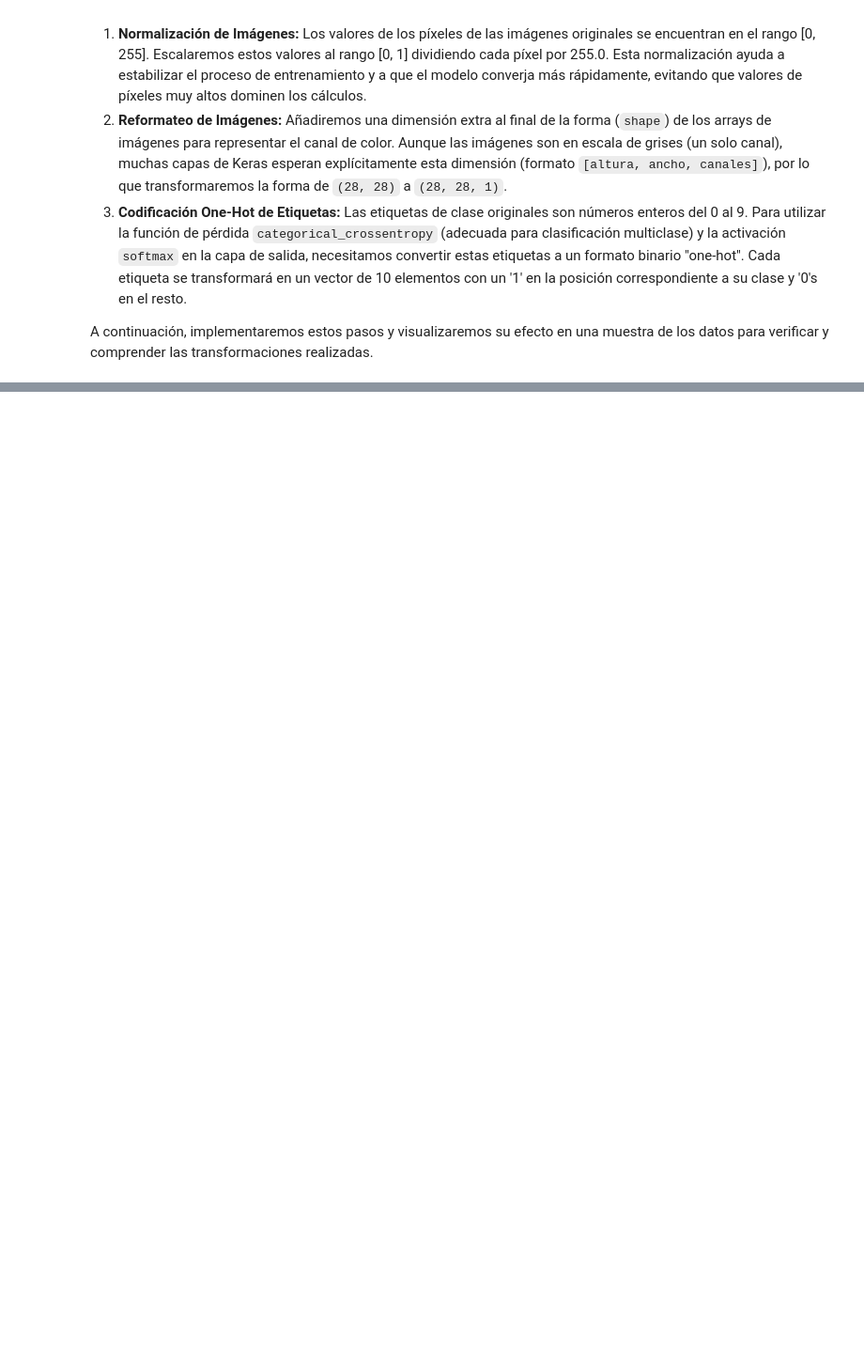
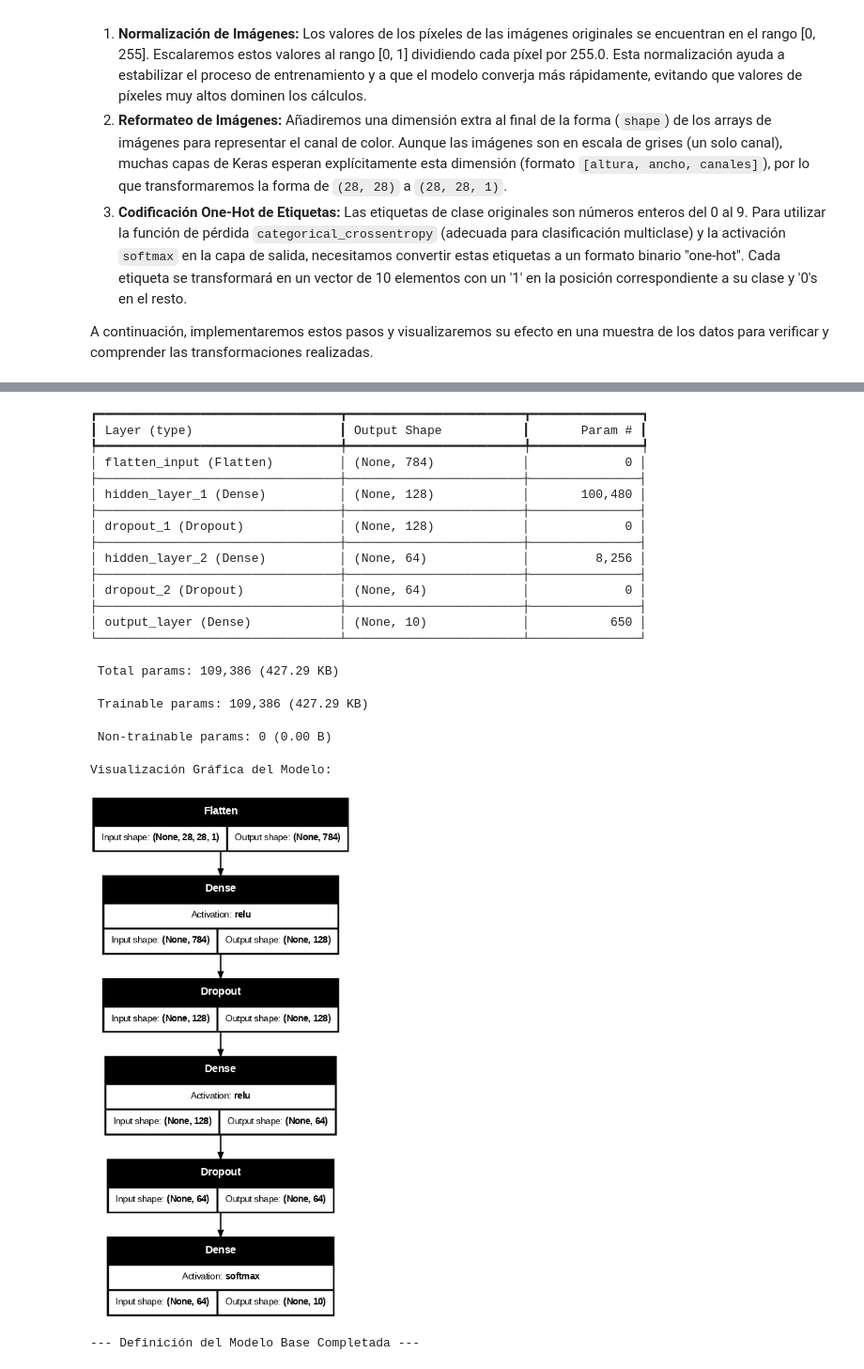
Before and after one commit to qb4745/evaluacion_1_deep_learning, a Jupyter notebook: evaluacion_1_deep_learning.ipynb, the cells around one changed output, grey strips where cells are left out. Shown at 94% size. Saved outputs shown, nothing was run; the diff lists cells and outputs as text; code cells hidden in the pictures; blank space fills up the shorter version.

```diff
--- a/evaluacion_1_deep_learning.ipynb
+++ b/evaluacion_1_deep_learning.ipynb
@@ -912,0 +919,59 @@ Preprocesamiento completado.
+# %%
+# ---------------------------------------------------------------------------
+# Sección 5: Implementación del Modelo MLP Base
+# ---------------------------------------------------------------------------
+# IL 1.1: Implementación de un MLP.
+# IL 1.3: Programación en Python/Keras.
+
+print("\n--- Definiendo la Arquitectura del Modelo MLP Base ---")
+
+# Crear un modelo secuencial (pila lineal de capas)
+# Nombrar el modelo ayuda a la organización, especialmente si se crean varios.
+model_base = keras.Sequential(name="mlp_fashion_mnist_base")
+
+# Capa 1: Aplanamiento
+# Transforma la entrada 2D (28x28x1) en un vector 1D (784 elementos).
+# 'input_shape' solo se especifica en la primera capa.
+model_base.add(layers.Flatten(input_shape=input_shape, name="flatten_input"))
+
+# Capa 2: Primera Capa Densa Oculta
+# IL 1.2: Uso de función de activación 'relu'.
+# 128 neuronas, totalmente conectada a la capa anterior.
+model_base.add(layers.Dense(128, activation="relu", name="hidden_layer_1"))
+
+# Capa 3: Dropout para Regularización
+# IL 1.3: Aplicación de técnica de optimización/regularización 'dropout'.
+# Tasa de 0.5 significa que el 50% de las neuronas se desactivan aleatoriamente en cada paso.
+# ¡Se recomienda experimentar con este valor (dropout_rate)!
+model_base.add(layers.Dropout(dropout_rate, name="dropout_1")) # dropout_rate definido previamente
+
+# Capa 4: Segunda Capa Densa Oculta
+# 64 neuronas, activación ReLU.
+model_base.add(layers.Dense(64, activation="relu", name="hidden_layer_2"))
+
+# Capa 5: Segundo Dropout
+model_base.add(layers.Dropout(dropout_rate, name="dropout_2"))
+
+# Capa 6: Capa Densa de Salida
+# IL 1.2: Uso de función de activación/salida 'softmax'.
+# 10 neuronas (una por clase), activación Softmax para obtener probabilidades.
+model_base.add(layers.Dense(num_classes, activation="softmax", name="output_layer")) # num_classes definido previamente
+
+# Mostrar un resumen de la arquitectura del modelo.
+# Es crucial para verificar capas, formas de salida y número de parámetros.
+print("\nResumen de la Arquitectura del Modelo Base:")
+model_base.summary()
+
+# (Opcional) Visualización gráfica de la arquitectura
+print("\nVisualización Gráfica del Modelo:")
+try:
+    # Intenta generar y MOSTRAR el gráfico directamente
+    display(tf.keras.utils.plot_model(model_base, show_shapes=True, show_layer_activations=True, rankdir='TB', dpi=70))
+except Exception as e: # Cambiado a Exception para capturar cualquier error
+    print(f"No se pudo generar el gráfico del modelo. Error DETALLADO: {e}")
+    print("Causas comunes: 'graphviz' (programa) no instalado/no en PATH, o error interno.")
+    print("Intenta instalar graphviz en tu sistema (ej: 'sudo apt-get install graphviz' o 'brew install graphviz') y 'pip install pydot'.")
+
+print("\n--- Definición del Modelo Base Completada ---")
+# ---------------------------------------------------------------------------
+# %% [output]
@@ -912,0 +982,21 @@ Preprocesamiento completado.
+┏━━━━━━━━━━━━━━━━━━━━━━━━━━━━━━━━━┳━━━━━━━━━━━━━━━━━━━━━━━━┳━━━━━━━━━━━━━━━┓
+┃ Layer (type)                    ┃ Output Shape           ┃       Param # ┃
+┡━━━━━━━━━━━━━━━━━━━━━━━━━━━━━━━━━╇━━━━━━━━━━━━━━━━━━━━━━━━╇━━━━━━━━━━━━━━━┩
+│ flatten_input (Flatten)         │ (None, 784)            │             0 │
+├─────────────────────────────────┼────────────────────────┼───────────────┤
+│ hidden_layer_1 (Dense)          │ (None, 128)            │       100,480 │
+├─────────────────────────────────┼────────────────────────┼───────────────┤
+│ dropout_1 (Dropout)             │ (None, 128)            │             0 │
+├─────────────────────────────────┼────────────────────────┼───────────────┤
+│ hidden_layer_2 (Dense)          │ (None, 64)             │         8,256 │
+├─────────────────────────────────┼────────────────────────┼───────────────┤
+│ dropout_2 (Dropout)             │ (None, 64)             │             0 │
+├─────────────────────────────────┼────────────────────────┼───────────────┤
+│ output_layer (Dense)            │ (None, 10)             │           650 │
+└─────────────────────────────────┴────────────────────────┴───────────────┘
+ Total params: 109,386 (427.29 KB)
+ Trainable params: 109,386 (427.29 KB)
+ Non-trainable params: 0 (0.00 B)
+Visualización Gráfica del Modelo:
+[figure, added]
+--- Definición del Modelo Base Completada ---
```
Also changed, not shown: parts of 10 cells of this notebook.
